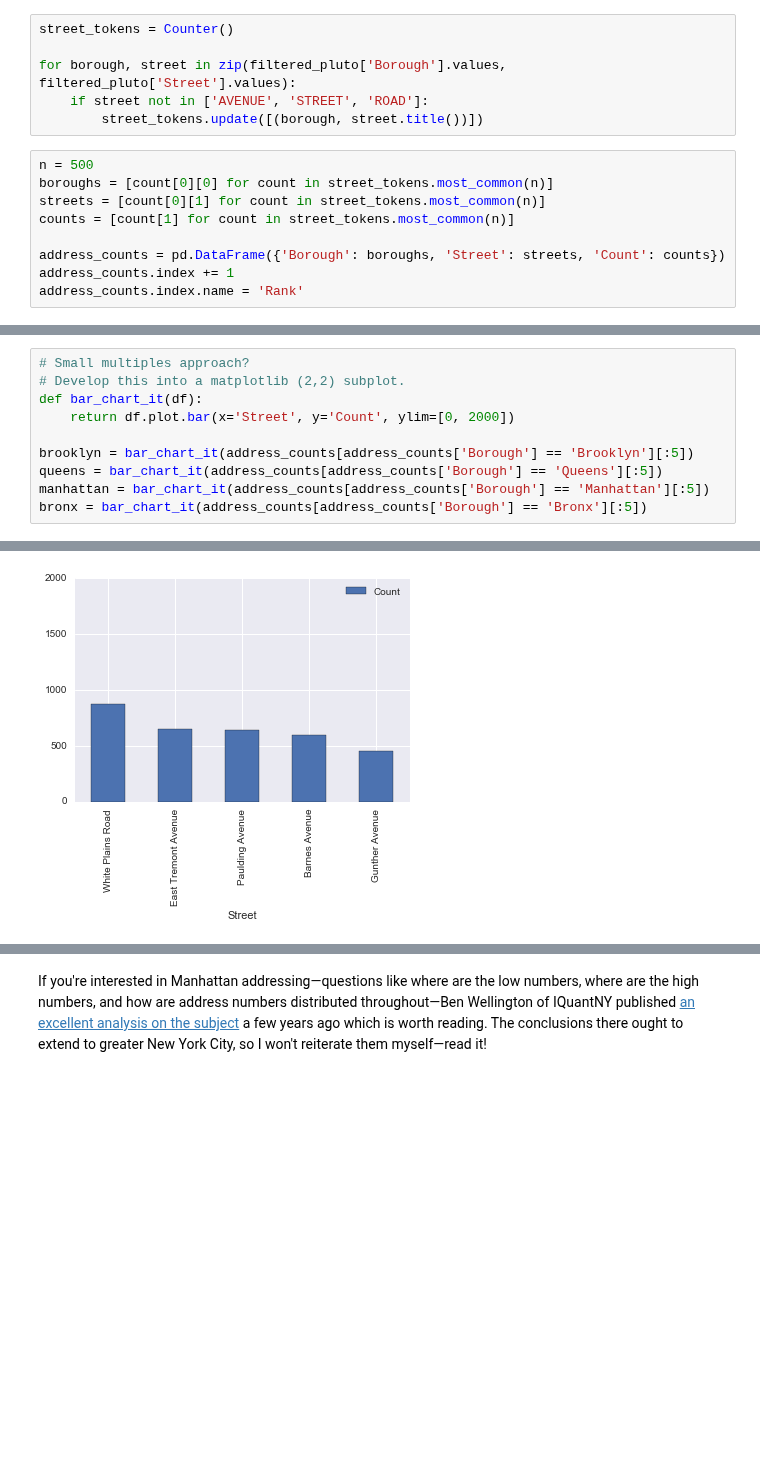
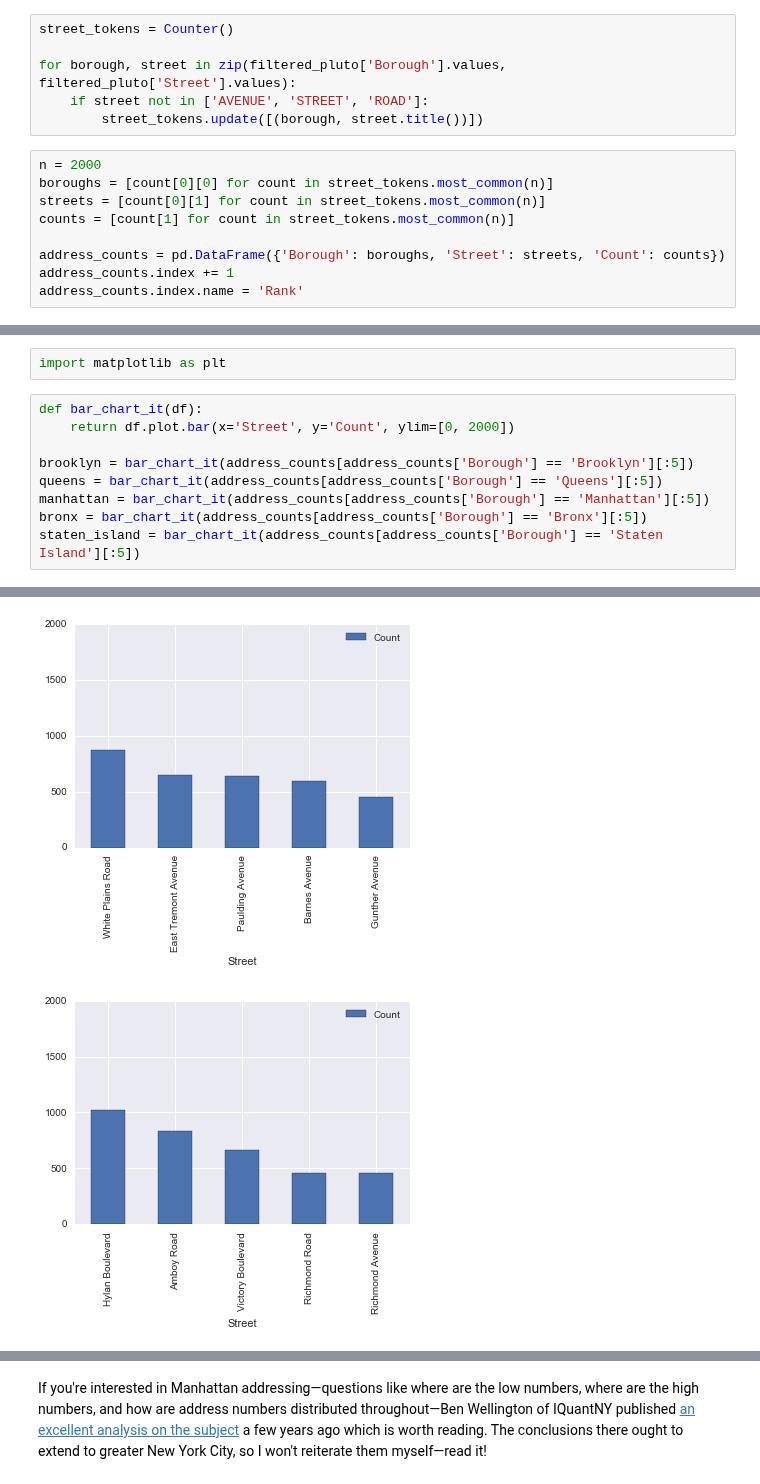
Before and after one commit to ResidentMario/nyc-buildings, a Jupyter notebook: address-data-visualization.ipynb, the cells around one changed output, grey strips where cells are left out. Cells and saved outputs as stored; diff of their text form; blank space fills up the shorter version.

Commit message:
Progress addressing.

```diff
--- a/address-data-visualization.ipynb
+++ b/address-data-visualization.ipynb
@@ -334,7 +318,7 @@ for borough, street in zip(filtered_pluto['Borough'].values, filtered_pluto['Str
     if street not in ['AVENUE', 'STREET', 'ROAD']:
         street_tokens.update([(borough, street.title())])
 # %%
-n = 500
+n = 2000
 boroughs = [count[0][0] for count in street_tokens.most_common(n)]
 streets = [count[0][1] for count in street_tokens.most_common(n)]
 counts = [count[1] for count in street_tokens.most_common(n)]
@@ -372,15 +337,17 @@ address_counts[:20].plot.bar(x='Street', y='Count')
+# %%
+import matplotlib as plt
 # %%
-# Small multiples approach?
-# Develop this into a matplotlib (2,2) subplot.
 def bar_chart_it(df):
     return df.plot.bar(x='Street', y='Count', ylim=[0, 2000])
 
 brooklyn = bar_chart_it(address_counts[address_counts['Borough'] == 'Brooklyn'][:5])
 queens = bar_chart_it(address_counts[address_counts['Borough'] == 'Queens'][:5])
 manhattan = bar_chart_it(address_counts[address_counts['Borough'] == 'Manhattan'][:5])
 bronx = bar_chart_it(address_counts[address_counts['Borough'] == 'Bronx'][:5])
+staten_island = bar_chart_it(address_counts[address_counts['Borough'] == 'Staten Island'][:5])
 # %% [output]
 [figure]
 [figure]
 [figure]
 [figure]
+[figure, added]
```
Also changed, not shown: parts of 31 cells of this notebook, 2 other files.
